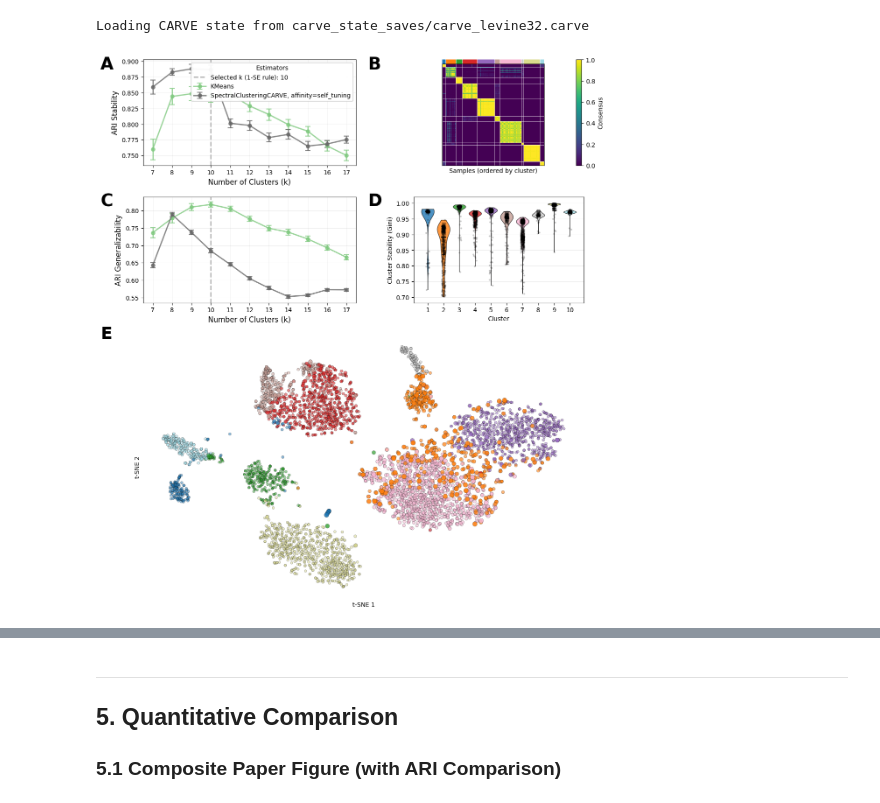
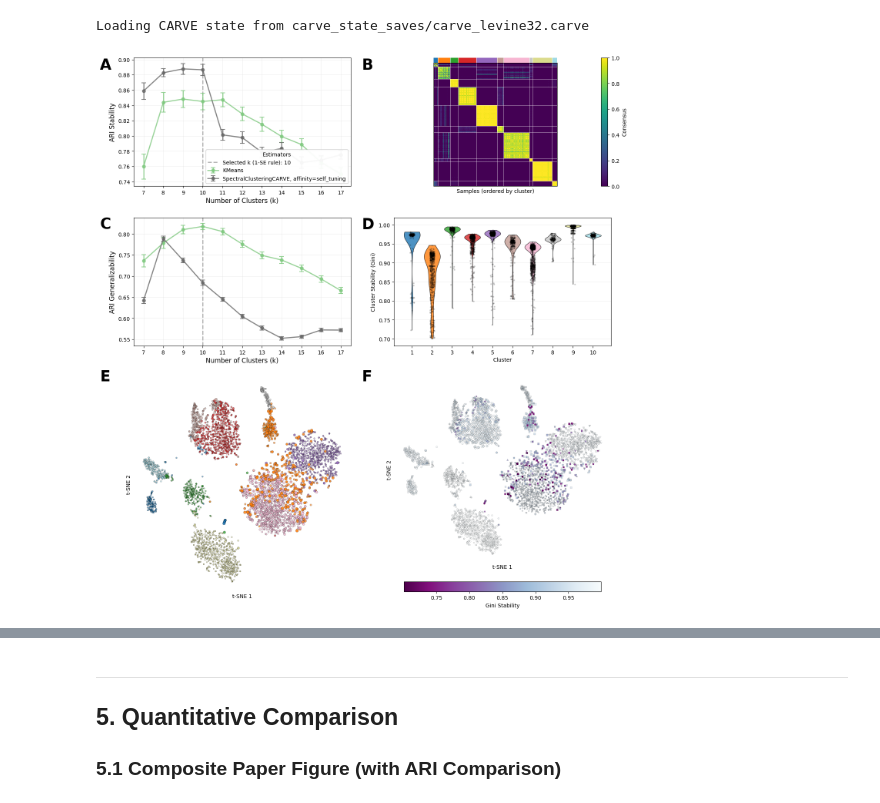
Before and after one commit to DataSlingers/CARVE, a Jupyter notebook: notebooks/case_studies/Levine_32dim.ipynb, the cells around one changed output, grey strips where cells are left out. Drawn from its saved outputs; the diff is of its cells as text; code cells hidden in the pictures.

```diff
--- a/notebooks/case_studies/Levine_32dim.ipynb
+++ b/notebooks/case_studies/Levine_32dim.ipynb
@@ -302,17 +284,18 @@ if "tsne_embedding" not in globals():
     tsne_embedding = TSNE(random_state=RANDOM_SEED).fit_transform(X)
 
 
-fig = plt.figure(figsize=(13, 16), constrained_layout=True)
-gs = fig.add_gridspec(3, 2, height_ratios=[1.0, 1.0, 2.5], width_ratios=[1.0, 0.8], wspace=0.3)
+fig = plt.figure(figsize=(16, 18), constrained_layout=True)
+gs = fig.add_gridspec(3, 2, height_ratios=[0.6, 0.6, 1.0], width_ratios=[1.0, 1.0], wspace=0.2)
 ax_l1 = fig.add_subplot(gs[0, 0])
 ax_l2 = fig.add_subplot(gs[1, 0])
 ax_m1 = fig.add_subplot(gs[0, 1])
 ax_m2 = fig.add_subplot(gs[1, 1])
-ax_r = fig.add_subplot(gs[2, :])
+ax_r1 = fig.add_subplot(gs[2, 0])
+ax_r2 = fig.add_subplot(gs[2, 1])
 
 
 carve.plot_metric_over_n_clusters(
-    measure="stability", rule=RULE, not_two=NOT_TWO, ax=ax_l1
+    measure="stability", rule=RULE, not_two=NOT_TWO, legend_loc='lower right', ax=ax_l1
 )
 
 carve.plot_metric_over_n_clusters(
@@ -332,52 +315,60 @@ carve.plot_cluster_violin(
     fit_ylim=True,
     palette=PALETTE_NAME,
 )
 
 carve.plot_cluster_scatter(
     measure="stability",
     rule=RULE,
     not_two=NOT_TWO,
     embedding=tsne_embedding,
-    ax=ax_r,
+    ax=ax_r1,
     palette=PALETTE_NAME,
+    alpha_range=(0.45, 0.9),
+    size_range=(5, 30),
     xlabel="t-SNE 1",
     ylabel="t-SNE 2",
     legend=False,
 )
 
-# carve.plot_diagnostic_scatter(
-#     measure="stability",
-#     rule=RULE,
-#     not_two=NOT_TWO,
-#     embedding=tsne_embedding,
-#     ax=ax_r,
-#     cmap='Purples_r',
-#     xlabel="t-SNE 1",
-#     ylabel="t-SNE 2",
-#     legend=False
-# )
+carve.plot_diagnostic_scatter(
+    measure="stability",
+    rule=RULE,
+    not_two=NOT_TWO,
+    embedding=tsne_embedding,
+    alpha_range=(0.3, 1.0),
+    marker_size=10,
+    marker_linewidth=0.1,
+    ax=ax_r2,
+    cmap='BuPu_r',
+    xlabel="t-SNE 1",
+    ylabel="t-SNE 2",
+    legend=False
+)
 
 
 fig.text(
-    0.05, 0.885, "A", fontsize=28, fontweight="bold", va="top", ha="left"
+    0.07, 0.88, "A", fontsize=28, fontweight="bold", va="top", ha="left"
 )
 fig.text(
-    0.52, 0.885, "B", fontsize=28, fontweight="bold", va="top", ha="left"
+    0.495, 0.88, "B", fontsize=28, fontweight="bold", va="top", ha="left"
 )
 fig.text(
-    0.05, 0.69, "C", fontsize=28, fontweight="bold", va="top", ha="left"
+    0.07, 0.65, "C", fontsize=28, fontweight="bold", va="top", ha="left"
 )
 fig.text(
-    0.52, 0.69, "D", fontsize=28, fontweight="bold", va="top", ha="left"
+    0.495, 0.65, "D", fontsize=28, fontweight="bold", va="top", ha="left"
 )
 fig.text(
-    0.05, 0.5, "E", fontsize=28, fontweight="bold", va="top", ha="left"
+    0.07, 0.43, "E", fontsize=28, fontweight="bold", va="top", ha="left"
+)
+fig.text(
+    0.495, 0.43, "F", fontsize=28, fontweight="bold", va="top", ha="left"
 )
 
-
+plt.tight_layout()
 plt.show()
 # %% [output]
-[figure, old version]
+[figure, new version]
 # %%
 print(
     f"CARVE selects k={carve.get_k(measure=MEASURE, rule=RULE, not_two=NOT_TWO)} "
```
Also changed, not shown: parts of 6 cells of this notebook, 3 other files.
